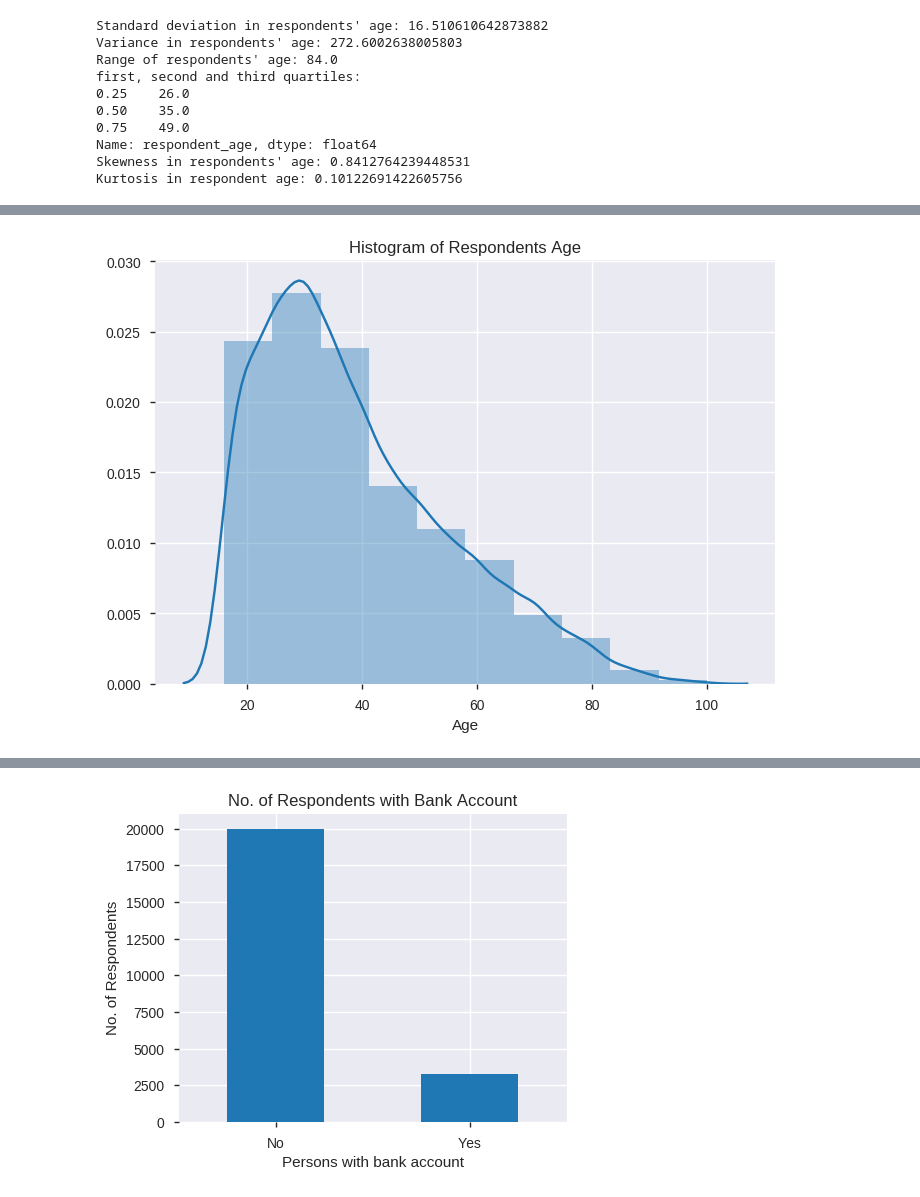
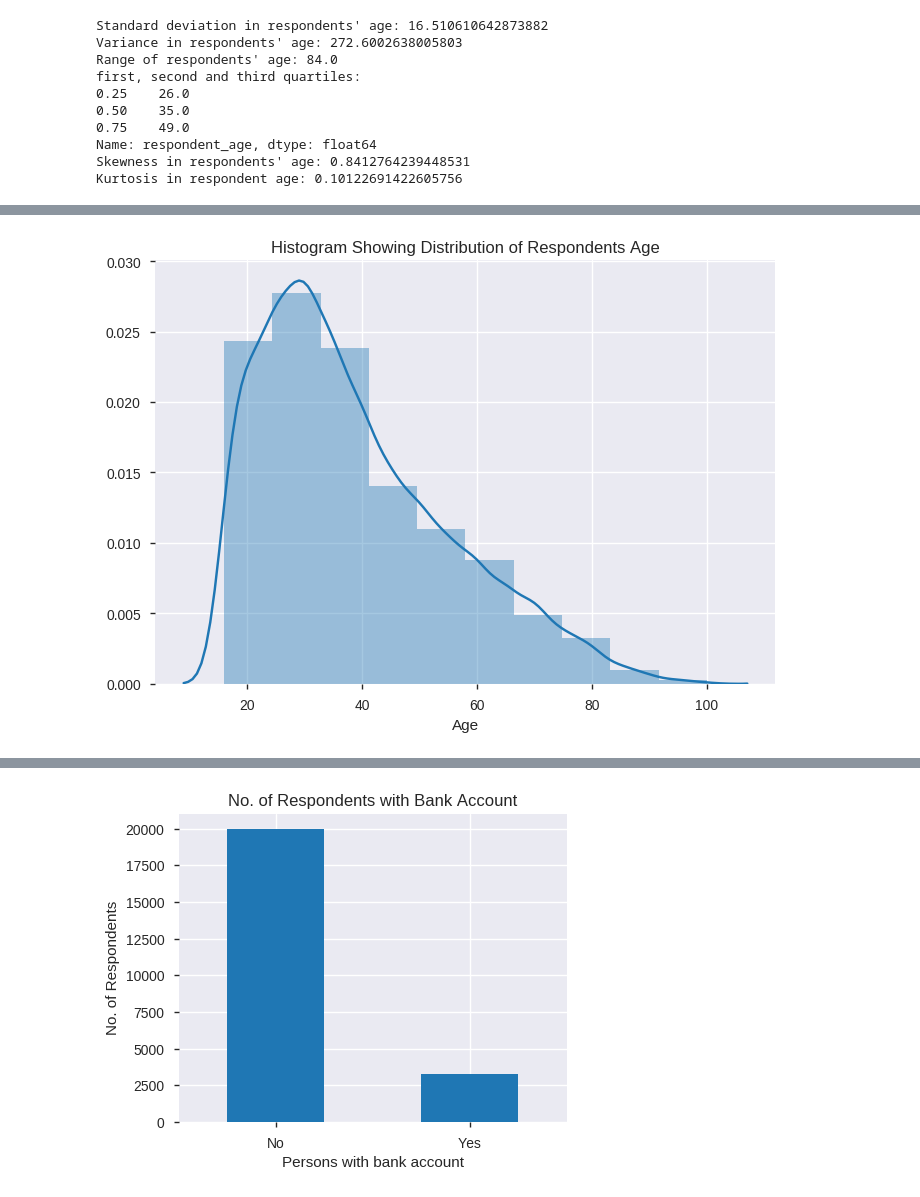
Before and after one commit to booorayan/fin_inclusion_pj, a Jupyter notebook: Financial_Inclusion_Project_1.ipynb, the cells around one changed output, grey strips where cells are left out. Drawn from its saved outputs; the diff is of its cells as text; code cells hidden in the pictures.

```diff
--- a/Financial_Inclusion_Project_1.ipynb
+++ b/Financial_Inclusion_Project_1.ipynb
@@ -395,11 +394,11 @@ plt.show()
 # %%
 # histogram of respondent age
 
 sns.distplot(fin['respondent_age'], bins=10, axlabel='Age')
-plt.title('Histogram of Respondents Age')
+plt.title('Histogram Showing Distribution of Respondents Age')
 plt.show()
 # %% [output]
-[figure, old version]
+[figure, new version]
 # %%
 
 plt.hist(fin['household_size'], bins=10, histtype='bar', rwidth=0.4)
```
Also changed, not shown: parts of 14 cells of this notebook.
